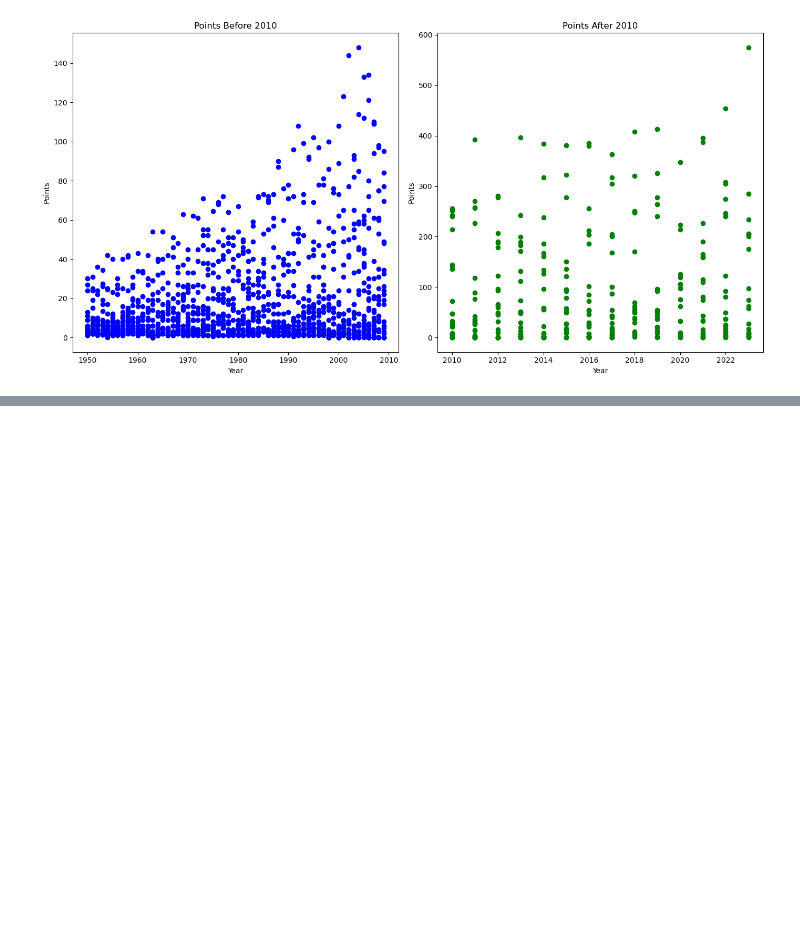
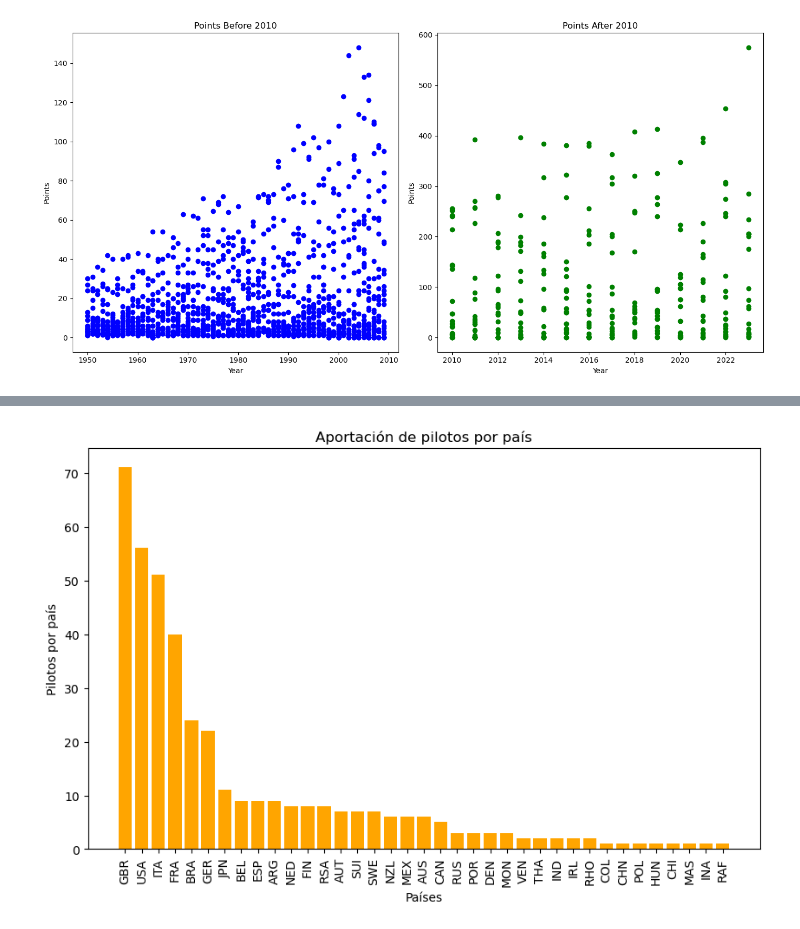
Before and after one commit to victorjgg14/f1-analisis, a Jupyter notebook: code/EDA.ipynb, the cells around one changed output, grey strips where cells are left out. Cells and saved outputs as stored; diff of their text form; code cells hidden in the pictures; blank space fills up the shorter version.

```diff
--- a/code/EDA.ipynb
+++ b/code/EDA.ipynb
@@ -252,0 +282,10 @@ ValueError: could not convert string to float: 'Nino  Farina '
+# %%
+plt.figure(figsize=(10, 6))
+plt.bar(nacionality_count.index, nacionality_count.values, color='orange')
+plt.title("Aportación de pilotos por país")
+plt.xlabel("Países")
+plt.ylabel("Pilotos por país")
+plt.xticks(rotation=90)
+plt.show()
+# %% [output]
+[figure, added]
```
Also changed, not shown: parts of 7 cells of this notebook, 1 other file.
